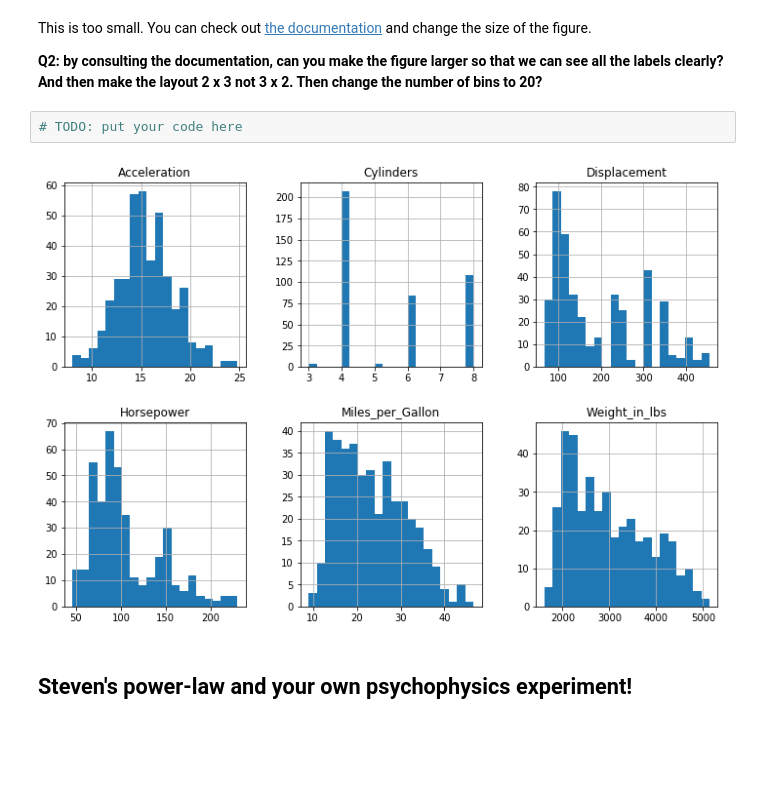
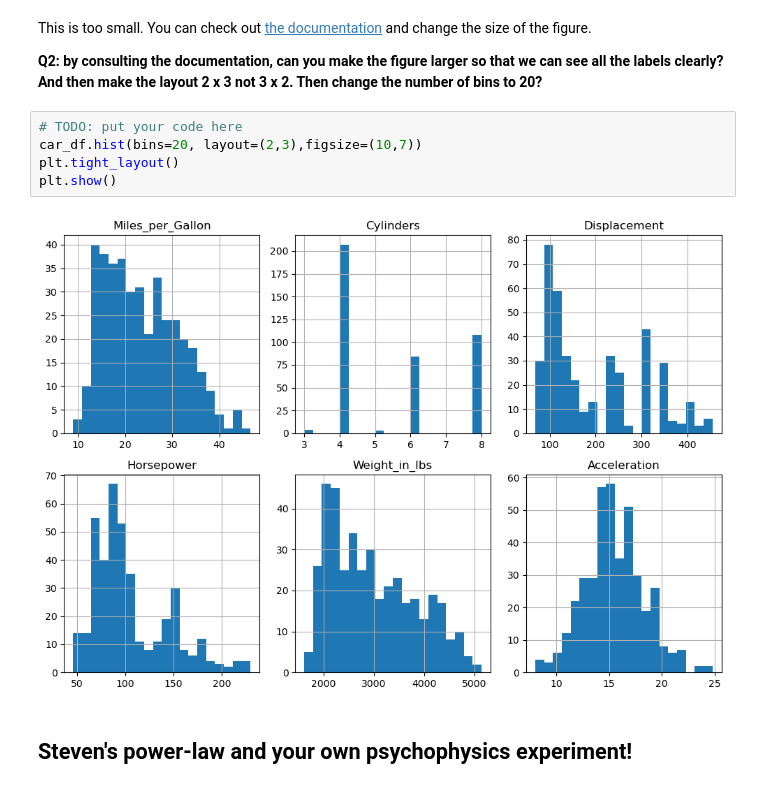
Before and after one commit to tudorrw/UBB_Master_ICA, a Jupyter notebook: 2_semester/SDV (Scientific Data Visualization)/courses/course_4/c04.ipynb, the cells around one changed output. Drawn from its saved outputs; the diff is of its cells as text; blank space fills up the shorter version.

```diff
--- a/2_semester/SDV (Scientific Data Visualization)/courses/course_4/c04.ipynb
+++ b/2_semester/SDV (Scientific Data Visualization)/courses/course_4/c04.ipynb
@@ -166,8 +168,11 @@ This is too small. You can check out [the documentation](https://pandas.pydata.o
 **Q2: by consulting the documentation, can you make the figure larger so that we can see all the labels clearly? And then make the layout 2 x 3 not 3 x 2. Then change the number of bins to 20?**
 # %%
 # TODO: put your code here
+car_df.hist(bins=20, layout=(2,3),figsize=(10,7))
+plt.tight_layout()
+plt.show()
 # %% [output]
-[figure, old version]
+[figure, new version]
 # %% [markdown]
 ## Steven's power-law and your own psychophysics experiment!
 # %% [markdown]
```
Also changed, not shown: parts of 21 cells of this notebook, 7 other files.
